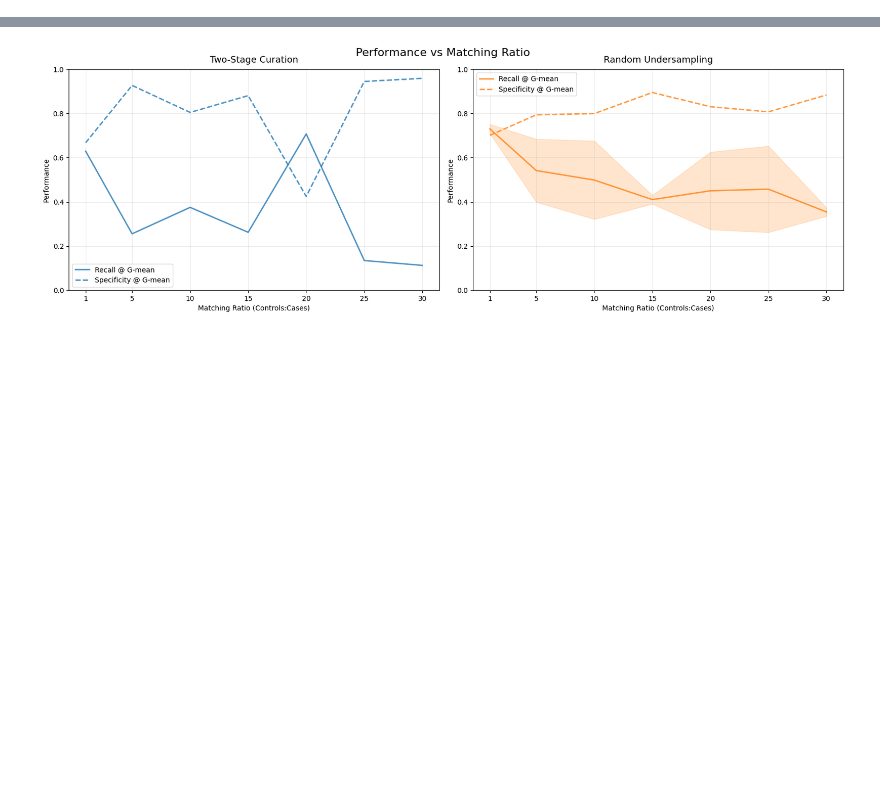
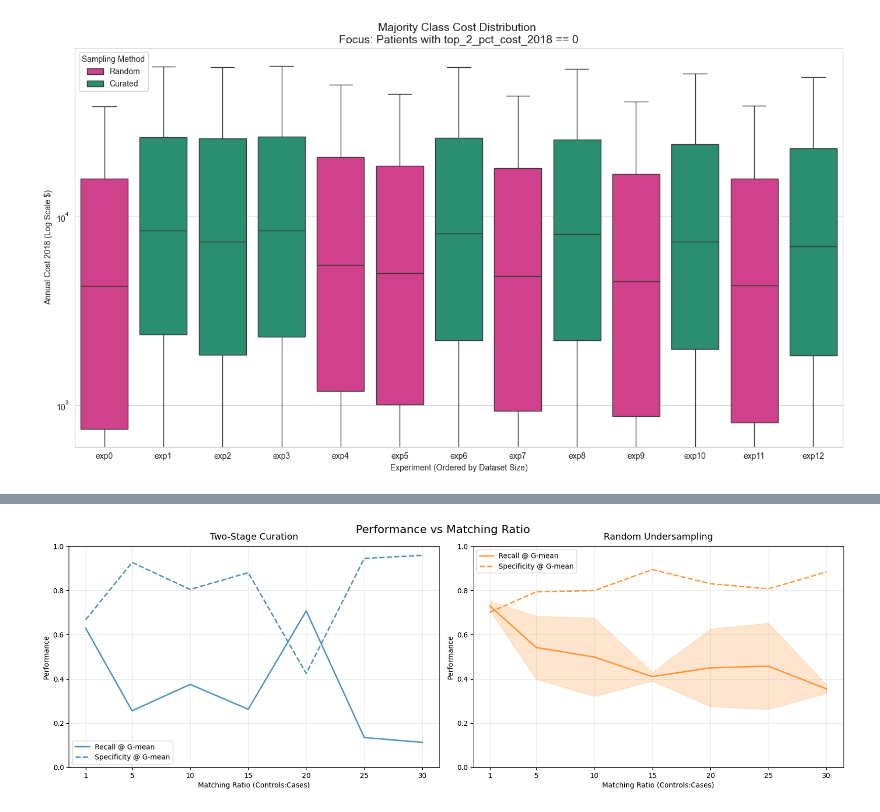
Before and after one commit to cat2510/optimization_guided_curation_ICML, a Jupyter notebook: msk_analysis/plot_recall.ipynb, the cells around one changed output, grey strips where cells are left out. Drawn from its saved outputs; the diff is of its cells as text; code cells hidden in the pictures; blank space fills up the shorter version.

```diff
--- a/msk_analysis/plot_recall.ipynb
+++ b/msk_analysis/plot_recall.ipynb
@@ -0,0 +1,94 @@
+# %%
+import pandas as pd
+import seaborn as sns
+import matplotlib.pyplot as plt
+from pathlib import Path
+import re
+import os
+from matplotlib.lines import Line2D
+
+def plot_majority_cost_by_experiment(folder_path="exp_random_vs_curation_medical_only_for_prediction_smart/results"):
+    base_path = Path(folder_path)
+    # 1. Find all csv files starting with exp
+    all_files = list(base_path.glob("exp*.csv"))
+
+    target_col = "annual_cost_2018_deflated"
+    filter_col = "top_2_pct_cost_2018"
+
+    data_list = []
+
+    for f_path in all_files:
+        fname = f_path.name.lower()
+
+        # 2. Filter: Only 's0' files, exclude 's42'
+        if "s42" in fname and "s0" not in fname:
+            # Determine Method
+            method = "Random" if "random" in fname else "Curated"
+
+            # Extract Exp Number (e.g. 'exp1', 'exp2') for sorting
+            exp_match = re.search(r'(exp\d+)', fname)
+            exp_id = exp_match.group(1) if exp_match else "unknown"
+
+            try:
+                # Load only required columns
+                df = pd.read_csv(f_path, usecols=[target_col, filter_col])
+
+                # 3. Filter for Majority Class (Target = 0)
+                # This focuses the visualization on how we are shifting the "Non-High Cost" patients
+                majority_df = df[df[filter_col] == 0].copy()
+
+                # Add metadata for plotting
+                majority_df['Method'] = method
+                majority_df['Experiment'] = exp_id
+                # Extract numeric part for sorting: exp1 -> 1
+                majority_df['Exp_Order'] = int(re.search(r'\d+', exp_id).group())
+
+                data_list.append(majority_df)
+            except Exception as e:
+                print(f"Skipping {fname} due to error: {e}")
+
+    if not data_list:
+        print("No files matched the criteria (s0 found, no s42, starting with 'exp').")
+        return
+
+    # Combine all experiments
+    full_df = pd.concat(data_list, ignore_index=True)
+
+    # 4. Sort by Experiment Order (Dataset Size)
+    full_df = full_df.sort_values(by=['Exp_Order', 'Method'])
+
+    # 5. Plotting
+    plt.figure(figsize=(14, 8))
+    sns.set_style("whitegrid")
+
+    # High-contrast palette: Teal for Curated, Pink for Random
+    palette = {"Curated": "#1b9e77", "Random": "#e7298a"}
+
+    ax = sns.boxplot(
+        data=full_df,
+        x="Experiment",
+        y=target_col,
+        hue="Method",
+        palette=palette,
+        showfliers=False # Removes outliers to focus on the IQR comparison
+    )
+
+    # 6. Log Scale is essential for healthcare cost data
+    plt.yscale('log')
+
+    plt.title(f"Majority Class Cost Distribution \nFocus: Patients with {filter_col} == 0", fontsize=14)
+    plt.ylabel("Annual Cost 2018 (Log Scale $)")
+    plt.xlabel("Experiment (Ordered by Dataset Size)")
+
+    # Clean up formatting
+    plt.xticks(rotation=0)
+    plt.legend(title="Sampling Method", loc='upper left')
+
+    plt.tight_layout()
+    plt.savefig(f'{folder_path}/s42_majority_cost_boxplot.png', dpi=300)
+    print("Plot saved as 's42_majority_cost_boxplot.png'")
+    plt.show()
+
+# To run the function, ensure the path points to your results folder:
+plot_majority_cost_by_experiment()
+# %% [output]
@@ -0,0 +96 @@
+[figure, added]
```
Also changed, not shown: parts of 11 cells of this notebook, 14 other files.
